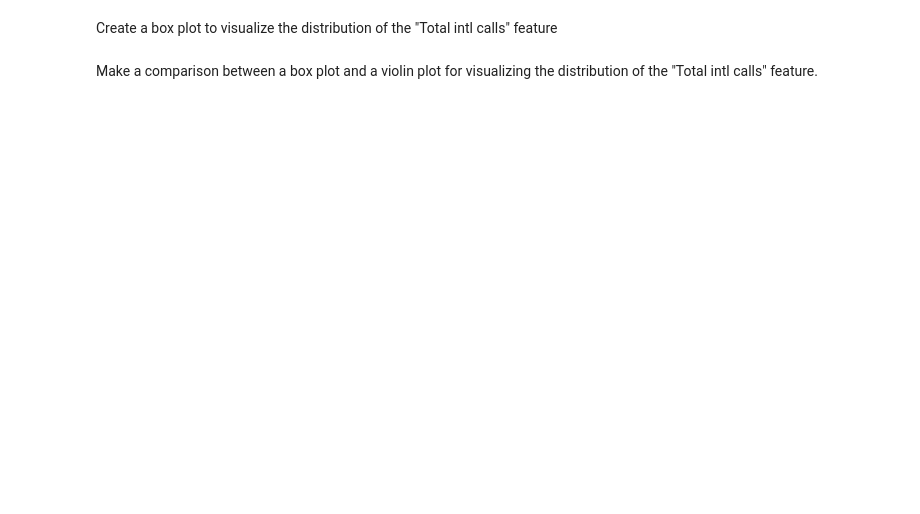
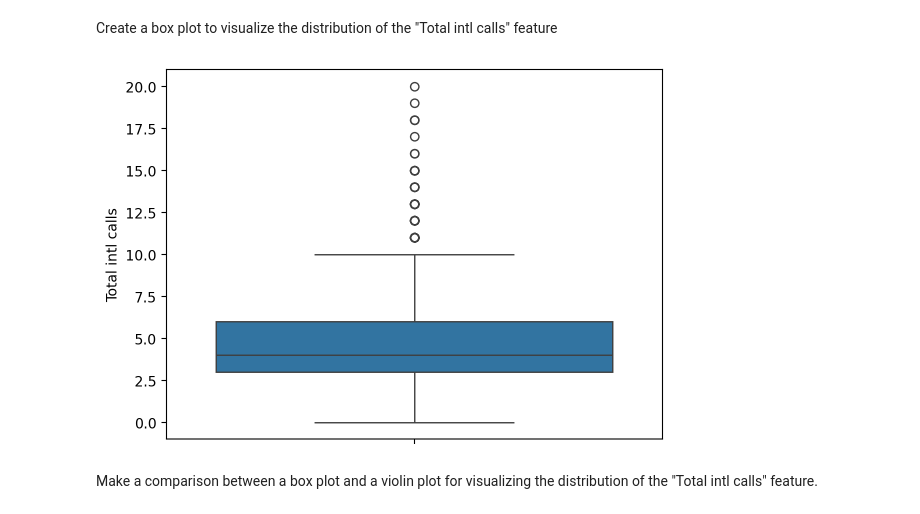
Before and after one commit to Mixel2004/data_science_lab, a Jupyter notebook: week2/Lab 2 assignment.ipynb, the cells around one changed output. Cells and saved outputs as stored; diff of their text form; code cells hidden in the pictures; blank space fills up the shorter version.

```diff
--- a/week2/Lab 2 assignment.ipynb
+++ b/week2/Lab 2 assignment.ipynb
@@ -521,6 +531,9 @@ Create density plots to visualize the distribution of values for the features "T
 Create a box plot to visualize the distribution of the "Total intl calls" feature
 # %%
 #Your answer here
+sns.boxplot(y='Total intl calls', data=dataSet);
+# %% [output]
+[figure, added]
 # %% [markdown]
 Make a comparison between a box plot and a violin plot for visualizing the distribution of the "Total intl calls" feature.
 # %%
```
Also changed, not shown: parts of 15 cells of this notebook.
